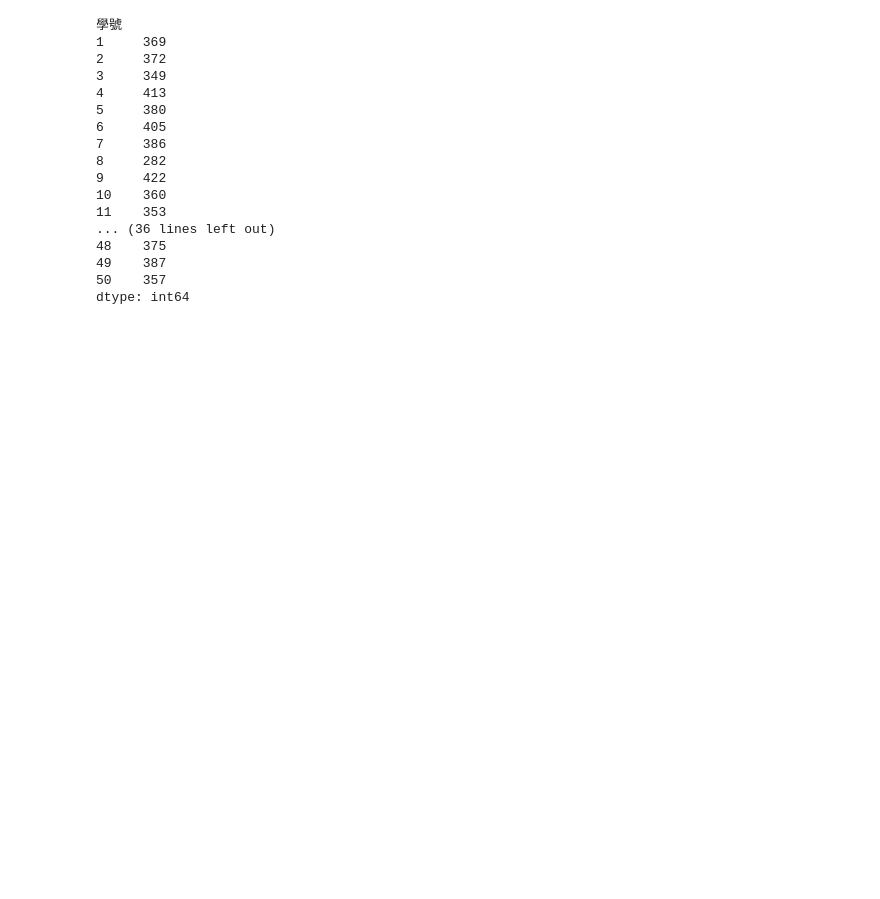
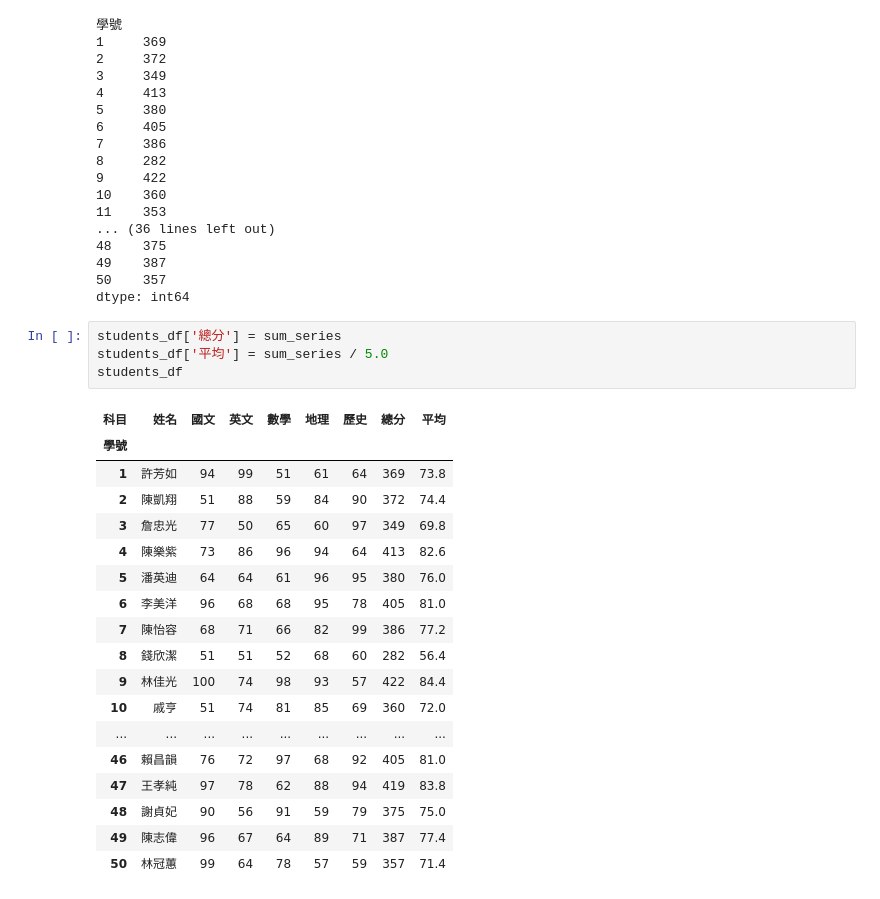
Before and after one commit to roberthsu2003/__2023_07_25__, a Jupyter notebook: lesson16_6.ipynb, the cells around one changed output. Drawn from its saved outputs; the diff is of its cells as text; blank space fills up the shorter version.

```diff
--- a/lesson16_6.ipynb
+++ b/lesson16_6.ipynb
@@ -131,3 +131,26 @@ sum_series
 49    387
 50    357
 dtype: int64
+# %%
+students_df['總分'] = sum_series
+students_df['平均'] = sum_series / 5.0
+students_df
+# %% [output]
+| 科目 | 姓名 | 國文 | 英文 | 數學 | 地理 | 歷史 | 總分 | 平均 |
+| 學號 |  |  |  |  |  |  |  |  |
+| 1 | 許芳如 | 94 | 99 | 51 | 61 | 64 | 369 | 73.8 |
+| 2 | 陳凱翔 | 51 | 88 | 59 | 84 | 90 | 372 | 74.4 |
+| 3 | 詹忠光 | 77 | 50 | 65 | 60 | 97 | 349 | 69.8 |
+| 4 | 陳樂紫 | 73 | 86 | 96 | 94 | 64 | 413 | 82.6 |
+| 5 | 潘英迪 | 64 | 64 | 61 | 96 | 95 | 380 | 76.0 |
+| 6 | 李美洋 | 96 | 68 | 68 | 95 | 78 | 405 | 81.0 |
+| 7 | 陳怡容 | 68 | 71 | 66 | 82 | 99 | 386 | 77.2 |
+| 8 | 錢欣潔 | 51 | 51 | 52 | 68 | 60 | 282 | 56.4 |
+| 9 | 林佳光 | 100 | 74 | 98 | 93 | 57 | 422 | 84.4 |
+| 10 | 戚亨 | 51 | 74 | 81 | 85 | 69 | 360 | 72.0 |
+| ... | ... | ... | ... | ... | ... | ... | ... | ... |
+| 46 | 賴昌韻 | 76 | 72 | 97 | 68 | 92 | 405 | 81.0 |
+| 47 | 王孝純 | 97 | 78 | 62 | 88 | 94 | 419 | 83.8 |
+| 48 | 謝貞妃 | 90 | 56 | 91 | 59 | 79 | 375 | 75.0 |
+| 49 | 陳志偉 | 96 | 67 | 64 | 89 | 71 | 387 | 77.4 |
+| 50 | 林冠蕙 | 99 | 64 | 78 | 57 | 59 | 357 | 71.4 |
```
